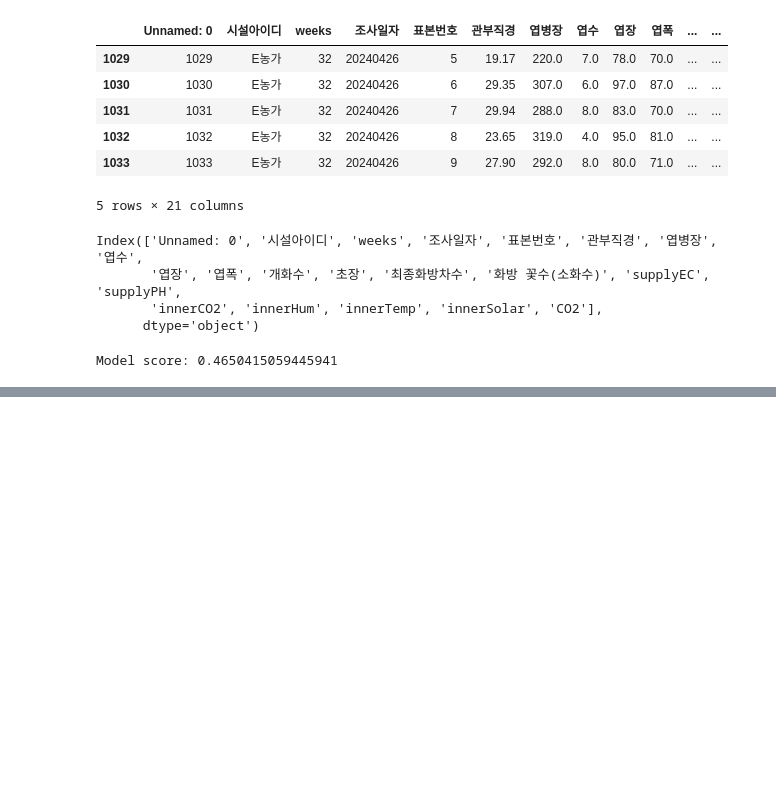
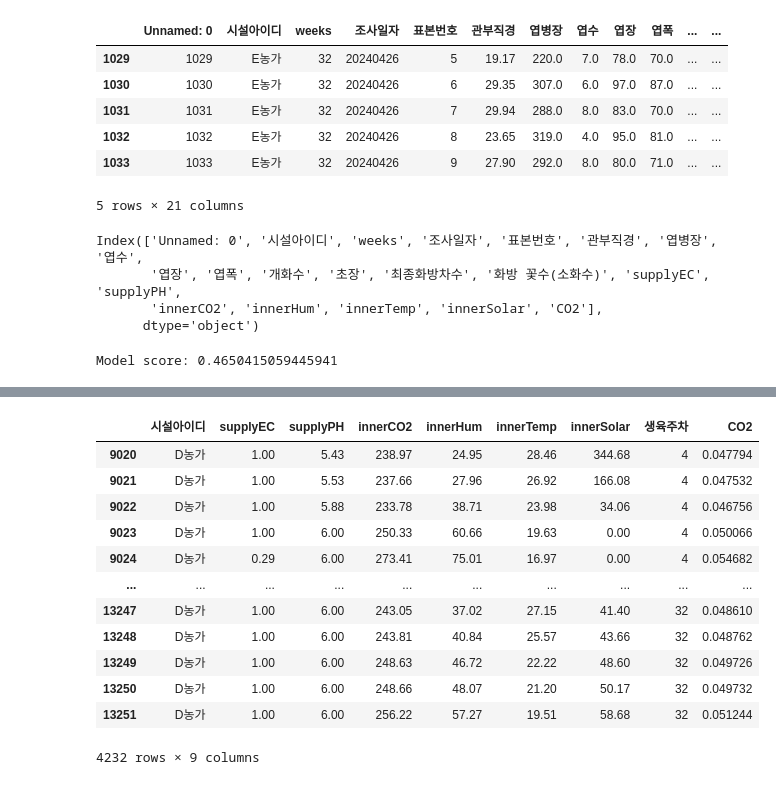
Before and after one commit to CodeArt-Team/MLcompetetion, a Jupyter notebook: BerryMachineLearning/JM.ipynb, the cells around one changed output, grey strips where cells are left out. Saved outputs shown, nothing was run; the diff lists cells and outputs as text; code cells hidden in the pictures; blank space fills up the shorter version.

```diff
--- a/BerryMachineLearning/JM.ipynb
+++ b/BerryMachineLearning/JM.ipynb
@@ -559,0 +600,16 @@ Model score: 0.4650415059445941
+# %%
+D
+# %% [output]
+|  | 시설아이디 | supplyEC | supplyPH | innerCO2 | innerHum | innerTemp | innerSolar | 생육주차 | CO2 |
+| 9020 | D농가 | 1.00 | 5.43 | 238.97 | 24.95 | 28.46 | 344.68 | 4 | 0.047794 |
+| 9021 | D농가 | 1.00 | 5.53 | 237.66 | 27.96 | 26.92 | 166.08 | 4 | 0.047532 |
+| 9022 | D농가 | 1.00 | 5.88 | 233.78 | 38.71 | 23.98 | 34.06 | 4 | 0.046756 |
+| 9023 | D농가 | 1.00 | 6.00 | 250.33 | 60.66 | 19.63 | 0.00 | 4 | 0.050066 |
+| 9024 | D농가 | 0.29 | 6.00 | 273.41 | 75.01 | 16.97 | 0.00 | 4 | 0.054682 |
+| ... | ... | ... | ... | ... | ... | ... | ... | ... | ... |
+| 13247 | D농가 | 1.00 | 6.00 | 243.05 | 37.02 | 27.15 | 41.40 | 32 | 0.048610 |
+| 13248 | D농가 | 1.00 | 6.00 | 243.81 | 40.84 | 25.57 | 43.66 | 32 | 0.048762 |
+| 13249 | D농가 | 1.00 | 6.00 | 248.63 | 46.72 | 22.22 | 48.60 | 32 | 0.049726 |
+| 13250 | D농가 | 1.00 | 6.00 | 248.66 | 48.07 | 21.20 | 50.17 | 32 | 0.049732 |
+| 13251 | D농가 | 1.00 | 6.00 | 256.22 | 57.27 | 19.51 | 58.68 | 32 | 0.051244 |
+4232 rows × 9 columns
```
Also changed, not shown: parts of 9 cells of this notebook.
